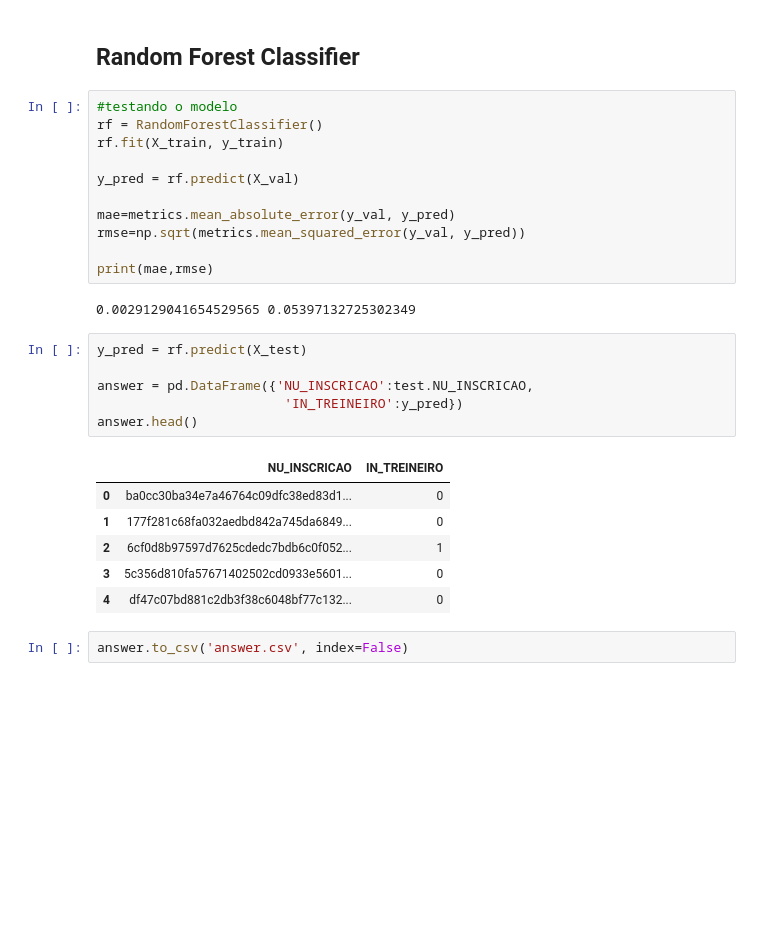
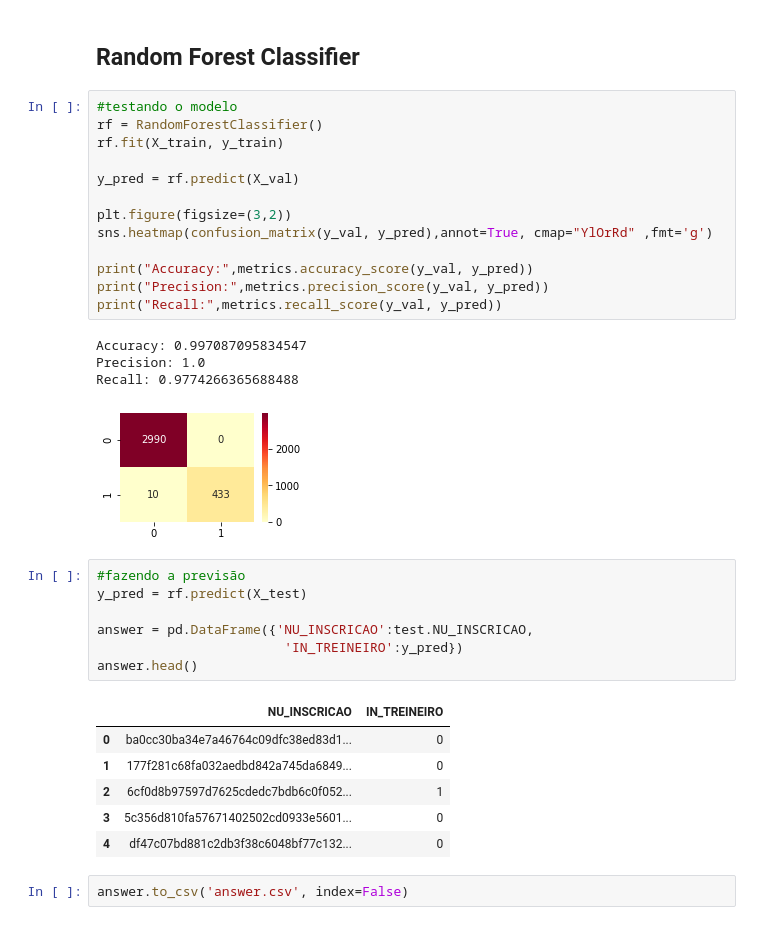
Before and after one commit to felipeshiwu/codenation-aceleradev, a Jupyter notebook: semana9/enem-4.ipynb, the cells around one changed output. Cells and saved outputs as stored; diff of their text form; blank space fills up the shorter version.

```diff
--- a/semana9/enem-4.ipynb
+++ b/semana9/enem-4.ipynb
@@ -216,17 +225,23 @@ Codenation: 99.0371%
 # %%
 #testando o modelo
 rf = RandomForestClassifier()
 rf.fit(X_train, y_train)
 
 y_pred = rf.predict(X_val)
 
-mae=metrics.mean_absolute_error(y_val, y_pred)
-rmse=np.sqrt(metrics.mean_squared_error(y_val, y_pred))
+plt.figure(figsize=(3,2))
+sns.heatmap(confusion_matrix(y_val, y_pred),annot=True, cmap="YlOrRd" ,fmt='g')
 
-print(mae,rmse)
+print("Accuracy:",metrics.accuracy_score(y_val, y_pred))
+print("Precision:",metrics.precision_score(y_val, y_pred))
+print("Recall:",metrics.recall_score(y_val, y_pred))
 # %% [output]
-0.0029129041654529565 0.05397132725302349
+Accuracy: 0.997087095834547
+Precision: 1.0
+Recall: 0.9774266365688488
+[figure, added]
 # %%
+#fazendo a previsão
 y_pred = rf.predict(X_test)
 
 answer = pd.DataFrame({'NU_INSCRICAO':test.NU_INSCRICAO,
```
Also changed, not shown: parts of 5 cells of this notebook.
